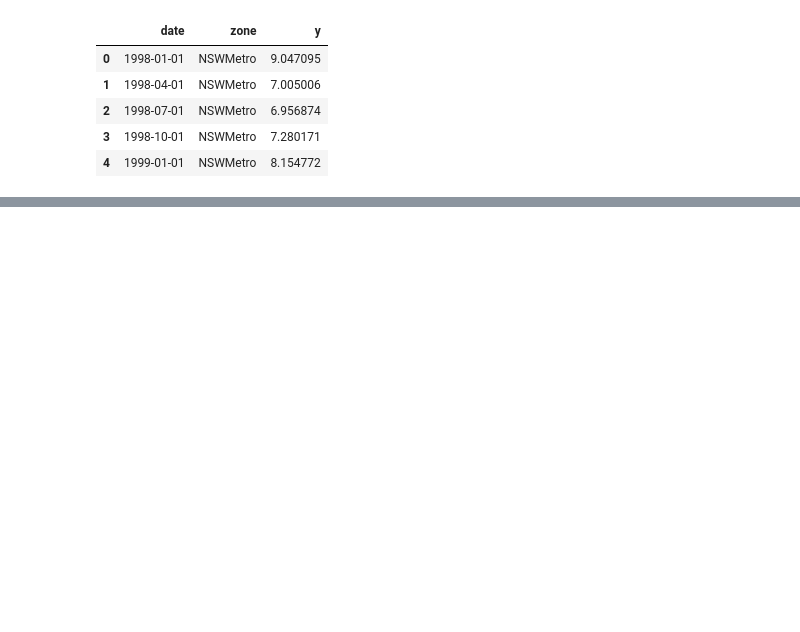
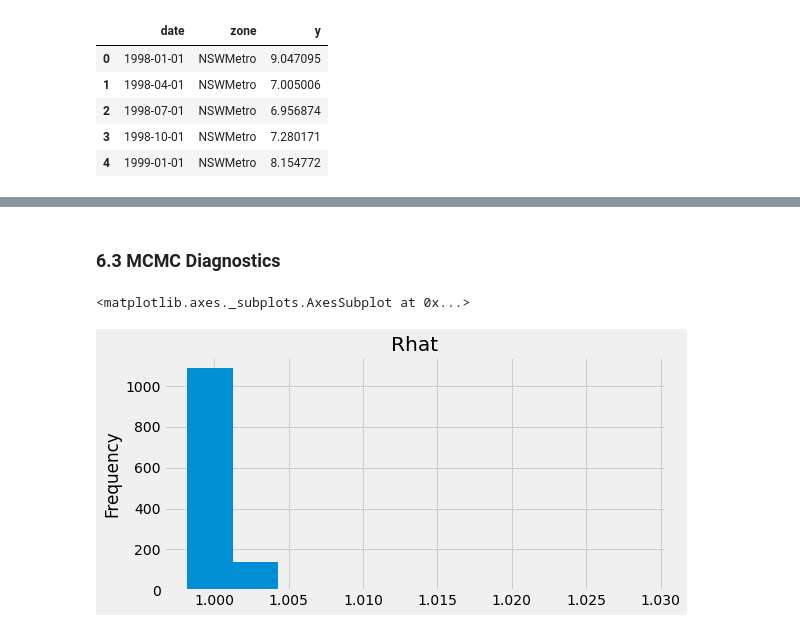
Before and after one commit to leoguelman/prophet_extension, a Jupyter notebook: notebook/Bayesian Hierarchical Time Series .ipynb, the cells around one changed output, grey strips where cells are left out. Cells and saved outputs as stored; diff of their text form; code cells hidden in the pictures; blank space fills up the shorter version.

```diff
--- a/notebook/Bayesian Hierarchical Time Series .ipynb
+++ b/notebook/Bayesian Hierarchical Time Series .ipynb
@@ -653,6 +663,9 @@ stan_data_dict = {'N':visnights_train_long.shape[0],
 sm = pystan.StanModel('../stan/stan_model_hierarchical.stan')
 multiprocessing.set_start_method("fork", force=True)
 fit5 = sm.sampling(data=stan_data_dict, iter=1000, chains=4)
+
+summary_stan_fit = stan_model_summary(fit5)
+summary_stan_fit
 # %% [output]
 INFO:pystan:COMPILING THE C++ CODE FOR MODEL anon_model_a814522702ab4e62a6a38e30becb58c3 NOW.
 WARNING:pystan:Maximum (flat) parameter count (1000) exceeded: skipping diagnostic tests for n_eff and Rhat.
@@ -661 +674,9 @@ WARNING:pystan:1500 of 2000 iterations saturated the maximum tree depth of 10 (7
 WARNING:pystan:Run again with max_treedepth larger than 10 to avoid saturation
+# %% [markdown]
+### 6.3 MCMC Diagnostics <a class="anchor" id="diagnostics_63"></a>
+# %%
+r_hat = summary_stan_fit['Rhat']
+r_hat.plot.hist(title="Rhat")
+# %% [output]
+<matplotlib.axes._subplots.AxesSubplot at 0x...>
+[figure, added]
```
Also changed, not shown: parts of 18 cells of this notebook, 1 other file.
